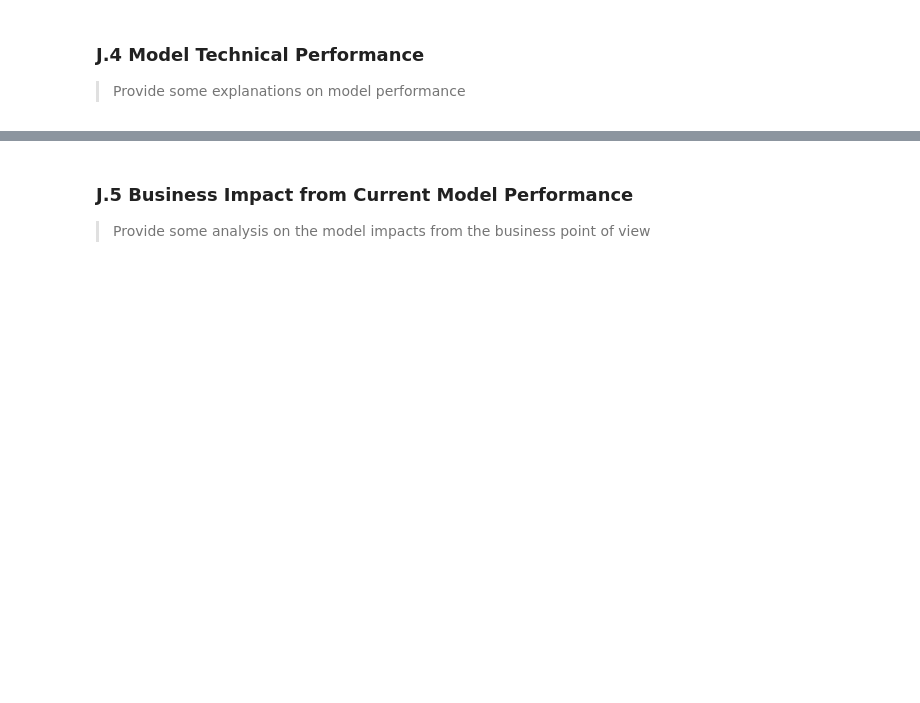
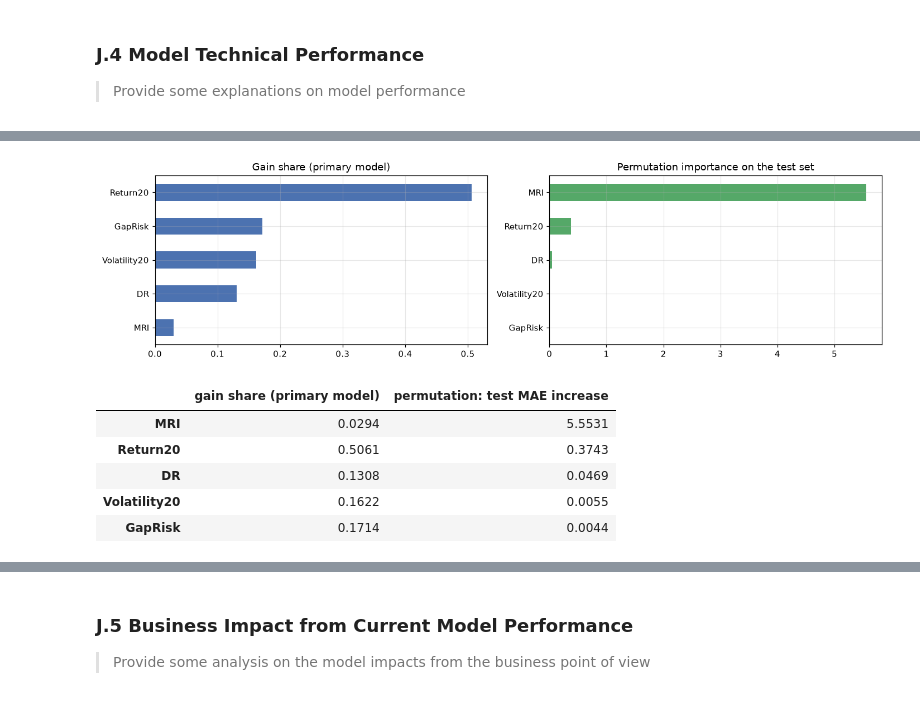
Before and after one commit to vigneshcrack/36120-26SP-AT3-Group08-experiments, a Jupyter notebook: notebooks/student_b/36120_26SP_AT3_08_25740287_experiment.ipynb, the cells around one changed output, grey strips where cells are left out. Drawn from its saved outputs; the diff is of its cells as text; code cells hidden in the pictures; blank space fills up the shorter version.

```diff
--- a/notebooks/student_b/36120_26SP_AT3_08_25740287_experiment.ipynb
+++ b/notebooks/student_b/36120_26SP_AT3_08_25740287_experiment.ipynb
@@ -1123,0 +1798,20 @@ test_results
+# %%
+# <Student to fill this section>
+level_tuned = lgb.LGBMRegressor(**best_level_params, **LGB_FIXED).fit(X_train_aug, y_train_aug)
+residual_tuned = lgb.LGBMRegressor(**best_residual_params, **LGB_FIXED).fit(Xr_train, delta_train)
+results.append(evaluate("Exp 1 LightGBM level, tuned (Optuna)", y_val, level_tuned.predict(X_val), mri_val))
+results.append(evaluate("Exp 2 LightGBM residual, tuned (Optuna)", y_val, mri_val + best_shrink * residual_tuned.predict(Xr_val), mri_val))
+
+train_predictions = {
+    "Baseline: training mean": mean_model.predict(X_train),
+    "Baseline: persistence MRI(t)": mri_train,
+    "Ridge regression (linear benchmark)": ridge.predict(X_train[ridge_cols]),
+    "Exp 1 LightGBM level, default params": level_default.predict(X_train),
+    "Exp 2 LightGBM residual, default params": mri_train + residual_default.predict(Xr_train),
+    "Exp 1 LightGBM level, tuned (Optuna)": level_tuned.predict(X_train),
+    "Exp 2 LightGBM residual, tuned (Optuna)": mri_train + best_shrink * residual_tuned.predict(Xr_train),
+}
+comparison = pd.DataFrame(results).set_index("model")
+comparison.columns = ["val MAE", "val RMSE", "val R2", "val skill vs persistence"]
+comparison["train MAE"] = pd.Series({k: mean_absolute_error(y_train, v) for k, v in train_predictions.items()})
+comparison
@@ -1164,19 +1950,34 @@ plt.show()
 # %%
-# Global explainability: gain-based importance and permutation importance on the test set
-gain = pd.Series(final_model.booster_.feature_importance(importance_type="gain"), index=features_list)
-gain = gain / gain.sum()
-perm = permutation_importance(final_model, X_test, y_test, scoring="neg_mean_absolute_error",
+# Global explainability
+class SystemPredictor:
+    """sklearn-style wrapper so permutation importance measures the effect on the final MRI forecast."""
+    def fit(self, X, y=None):
+        return self
+    def predict(self, X):
+        return predict_system(final_primary, final_fallback, pd.DataFrame(X, columns=RESIDUAL_FEATURES))[0]
+
+gain_features = RESIDUAL_FEATURES if PRIMARY_IS_RESIDUAL else features_list
+gain = pd.Series(final_primary.booster_.feature_importance(importance_type="gain"), index=gain_features)
+perm = permutation_importance(SystemPredictor(), Xr_test, y_test, scoring="neg_mean_absolute_error",
                               n_repeats=10, random_state=SEED)
 importance_table = pd.DataFrame({
-    "gain share": gain,
-    "permutation: MAE increase": pd.Series(perm.importances_mean, index=features_list),
-}).sort_values("gain share", ascending=False)
+    "gain share (primary model)": gain / gain.sum(),
+    "permutation: test MAE increase": pd.Series(perm.importances_mean, index=RESIDUAL_FEATURES),
+}).sort_values("permutation: test MAE increase", ascending=False)
 
-importance_table.plot.barh(subplots=True, layout=(1, 2), figsize=(13, 3.5), legend=False, sharex=False)
-plt.gcf().axes[0].invert_yaxis()
-plt.gcf().axes[1].invert_yaxis()
+fig, axes = plt.subplots(1, 2, figsize=(13, 3.5))
+importance_table["gain share (primary model)"].sort_values().plot.barh(ax=axes[0], color="#4C72B0", title="Gain share (primary model)")
+importance_table["permutation: test MAE increase"].sort_values().plot.barh(ax=axes[1], color="#55A868", title="Permutation importance on the test set")
 plt.tight_layout()
 plt.savefig(FIG_DIR / "j4_feature_importance.png", bbox_inches="tight")
 plt.show()
 importance_table
+# %% [output]
+[figure, added]
+|  | gain share (primary model) | permutation: test MAE increase |
+| MRI | 0.0294 | 5.5531 |
+| Return20 | 0.5061 | 0.3743 |
+| DR | 0.1308 | 0.0469 |
+| Volatility20 | 0.1622 | 0.0055 |
+| GapRisk | 0.1714 | 0.0044 |
 # %%
```
Also changed, not shown: parts of 123 cells of this notebook, 6 other files.
